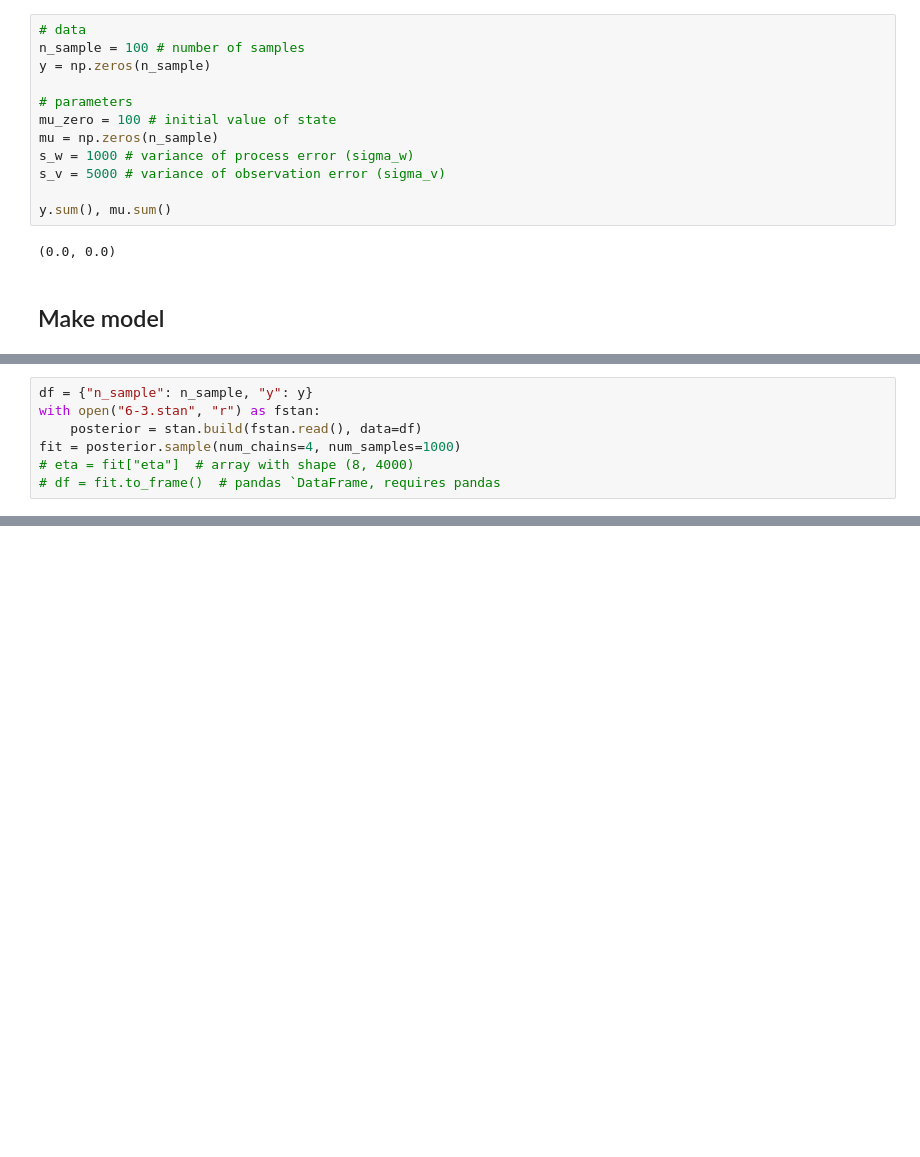
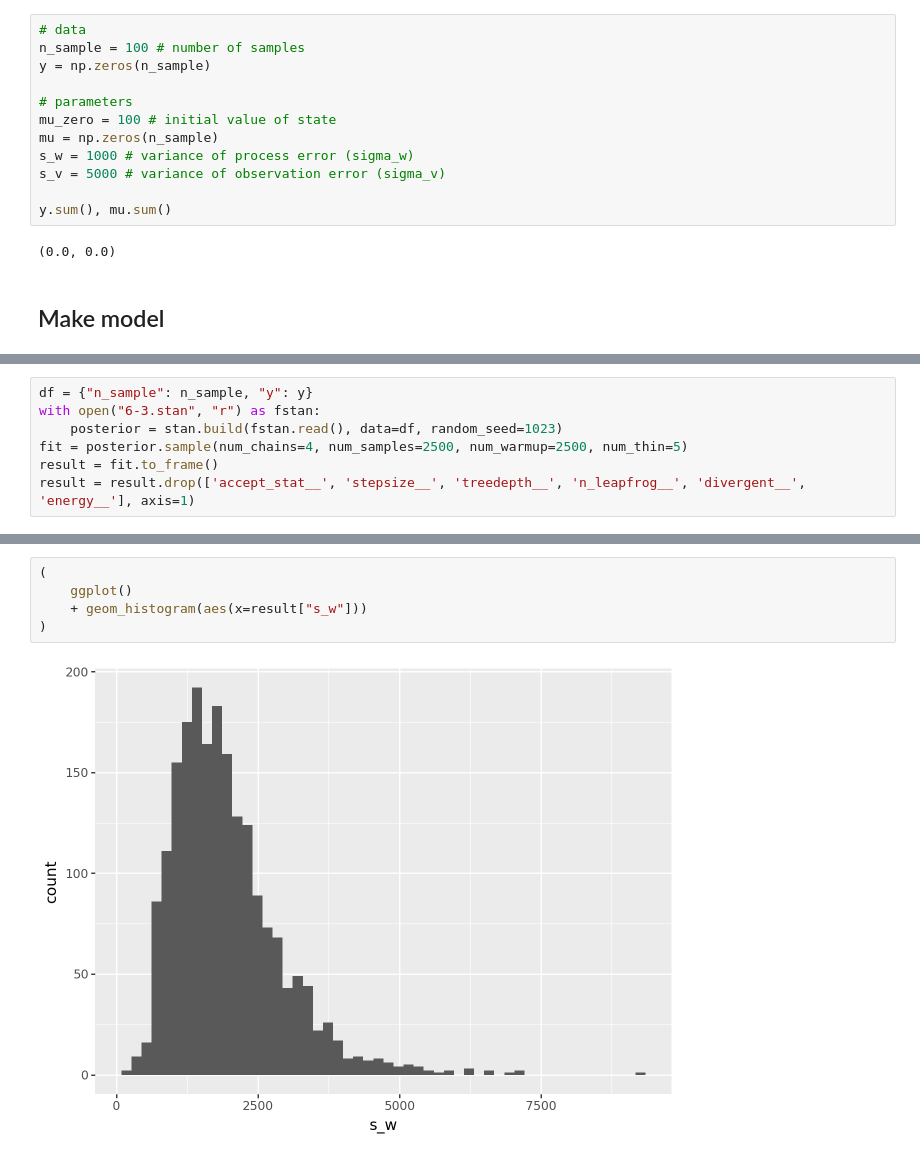
Before and after one commit to tiger-sea/tsa, a Jupyter notebook: 6-3.ipynb, the cells around one changed output, grey strips where cells are left out. Drawn from its saved outputs; the diff is of its cells as text; blank space fills up the shorter version.

Commit message:
Fix notebook (add new contents) and stan code

```diff
--- a/6-3.ipynb
+++ b/6-3.ipynb
@@ -82,9 +99,9 @@ print(gg2, end="")
 # %%
 df = {"n_sample": n_sample, "y": y}
 with open("6-3.stan", "r") as fstan:
-    posterior = stan.build(fstan.read(), data=df)
-fit = posterior.sample(num_chains=4, num_samples=1000)
-# eta = fit["eta"]  # array with shape (8, 4000)
-# df = fit.to_frame()  # pandas `DataFrame, requires pandas
+    posterior = stan.build(fstan.read(), data=df, random_seed=1023)
+fit = posterior.sample(num_chains=4, num_samples=2500, num_warmup=2500, num_thin=5)
+result = fit.to_frame()
+result = result.drop(['accept_stat__', 'stepsize__', 'treedepth__', 'n_leapfrog__', 'divergent__', 'energy__'], axis=1)
 # %% [output]
 Building...
@@ -118,0 +228,7 @@ Draws: 4000
+# %%
+(
+    ggplot()
+    + geom_histogram(aes(x=result["s_w"]))
+)
+# %% [output]
+[figure, added]
```
Also changed, not shown: parts of 11 cells of this notebook, 1 other file.
